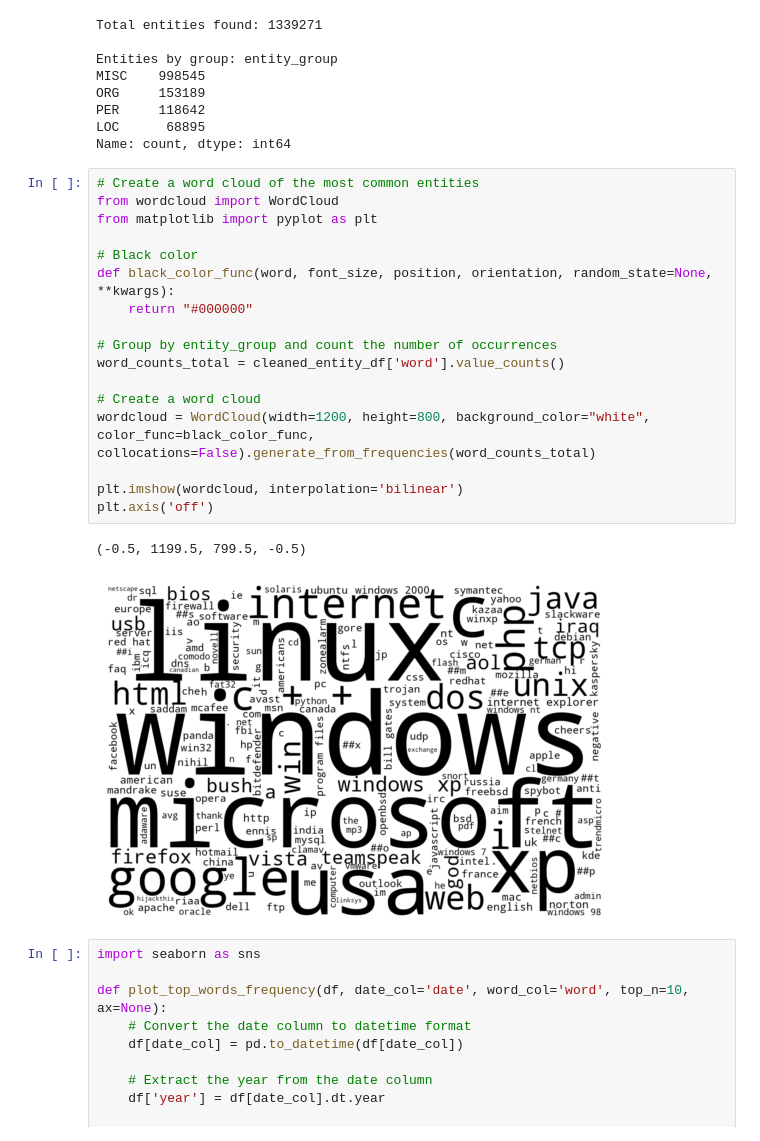
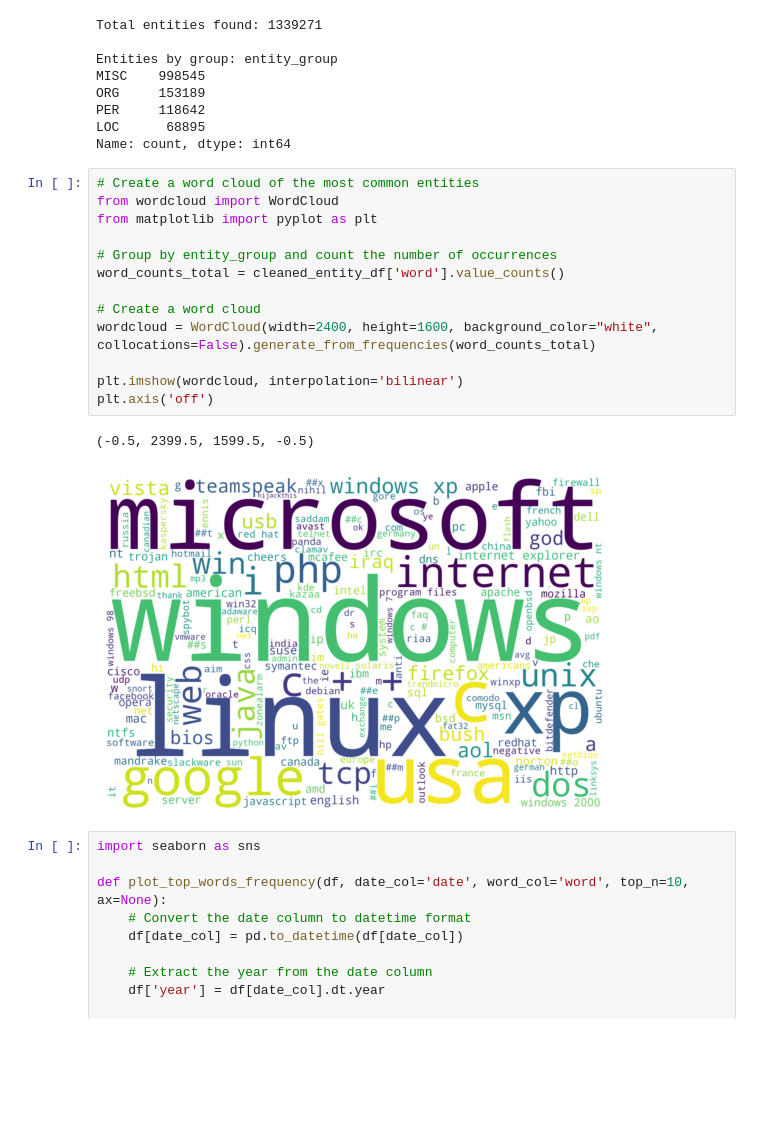
Before and after one commit to Rabjho/AU-Introduction-NLP, a Jupyter notebook: main.ipynb, the cells around one changed output. Cells and saved outputs as stored; diff of their text form; blank space fills up the shorter version.

Commit message:
Created wordcloud

```diff
--- a/main.ipynb
+++ b/main.ipynb
@@ -90,23 +90,19 @@ Name: count, dtype: int64
 # %%
 # Create a word cloud of the most common entities
 from wordcloud import WordCloud
 from matplotlib import pyplot as plt
 
-# Black color
-def black_color_func(word, font_size, position, orientation, random_state=None, **kwargs):
-    return "#000000"
-
 # Group by entity_group and count the number of occurrences
 word_counts_total = cleaned_entity_df['word'].value_counts()
 
 # Create a word cloud
-wordcloud = WordCloud(width=1200, height=800, background_color="white", color_func=black_color_func, collocations=False).generate_from_frequencies(word_counts_total)
+wordcloud = WordCloud(width=2400, height=1600, background_color="white", collocations=False).generate_from_frequencies(word_counts_total)
 
 plt.imshow(wordcloud, interpolation='bilinear')
 plt.axis('off')
 # %% [output]
-(-0.5, 1199.5, 799.5, -0.5)
+(-0.5, 2399.5, 1599.5, -0.5)
-[figure, old version]
+[figure, new version]
 # %%
 import seaborn as sns
 
```
Also changed, not shown: 1 other file.
